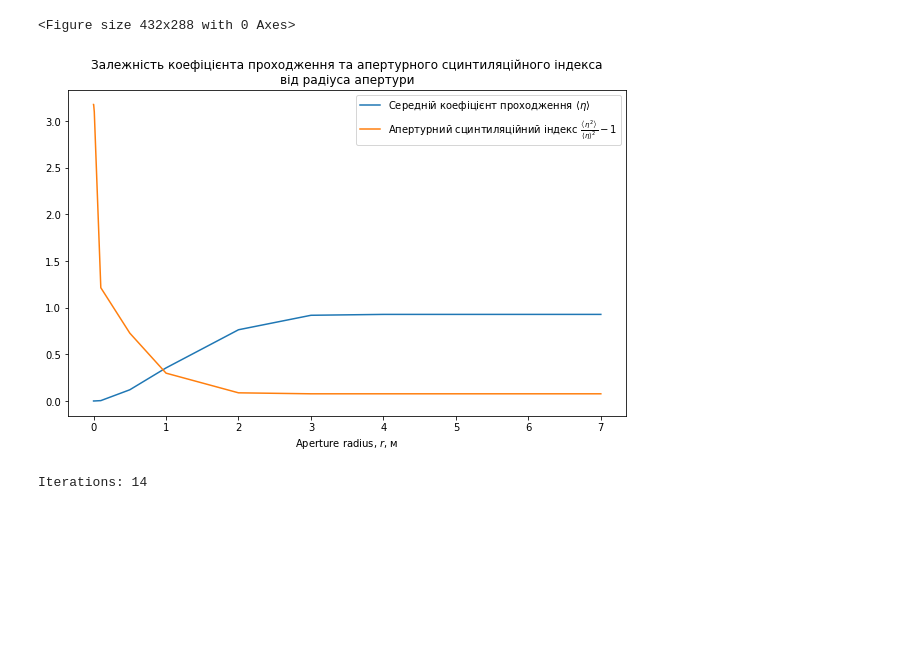
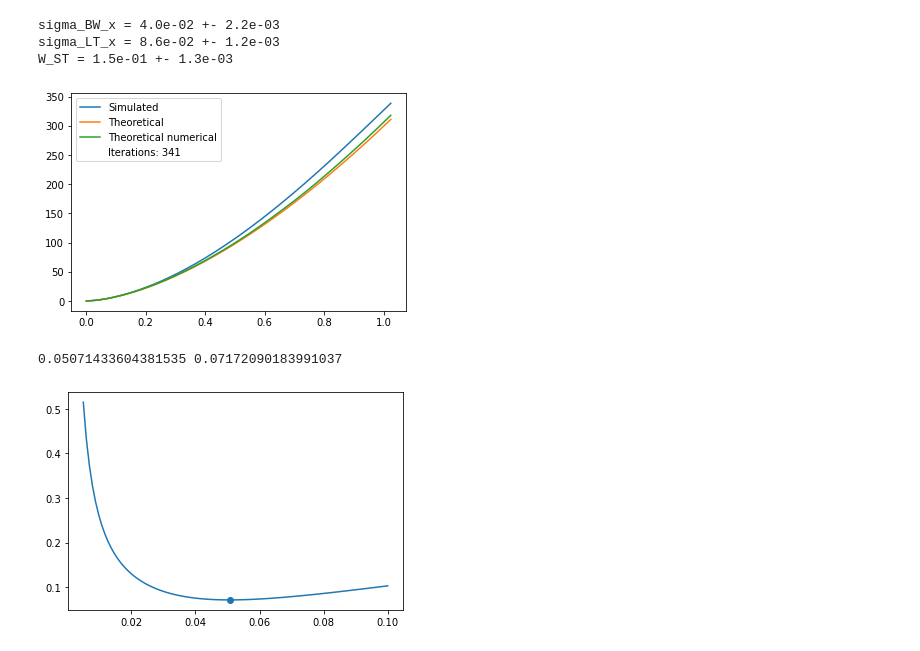
Before and after one commit to KlenM/pyAtmosphere, a Jupyter notebook: main.ipynb, the cells around one changed output. Drawn from its saved outputs; the diff is of its cells as text; code cells hidden in the pictures; blank space fills up the shorter version.

Commit message:
Change simulation framework

```diff
--- a/main.ipynb
+++ b/main.ipynb
@@ -91,7 +62,0 @@ Iteration: 70
-# %%
-eta_simulation = EtaSimulation(channel, radiuses=[0, .000001, .00001, .0001, .001, .01, .1, .5, 1, 2, 3, 4, 5, 6, 7])
-eta_simulation.run()
-# %% [output]
-<Figure size 432x288 with 0 Axes>
-[figure, removed]
-Iterations: 14
@@ -97,0 +71,28 @@ Iterations: 14
+# %%
+i_measure = Measures(channel, "atmosphere")
+beam_result = BeamResult(channel, max_length=2e2)
+pdt_result = PDTResult(channel, max_length=1e6)
+tc_result = TimeCoherenceResult(channel, time=[0, 0.01, 0.05])
+tbwcorr_result = TimeBWcorrSimulation(channel, time=[0, 0.01, 0.06])
+sf_result = StructureFunctionResult(channel, max_length=1e2)
+si_result = SIResult(channel, max_length=1e4)
+# %%
+sf_result.set_max_length(341)
+# %%
+a = Simulation(results_list=[beam_result, sf_result])
+a.run(plot_step=30)
+# %% [output]
+sigma_BW_x = 4.0e-02 +- 2.2e-03
+sigma_LT_x = 8.6e-02 +- 1.2e-03
+W_ST = 1.5e-01 +- 1.3e-03
+[figure, added]
+# %%
+from aqc.theory.sources import GaussianBeam
+x = np.linspace(0.005, 0.1, 100)
+plt.plot(x, [GaussianBeam(channel.source.wvl, i, channel.source.F0).get_w(channel.path.length) for i in x])
+w0min = np.sqrt(channel.path.length * channel.source.wvl / np.pi)
+plt.scatter(w0min, GaussianBeam(channel.source.wvl, w0min, channel.source.F0).get_w(channel.path.length))
+print(w0min, GaussianBeam(channel.source.wvl, w0min, channel.source.F0).get_w(channel.path.length))
+# %% [output]
+0.05071433604381535 0.07172090183991037
+[figure, added]
```
Also changed, not shown: parts of 9 cells of this notebook, 26 other files.
